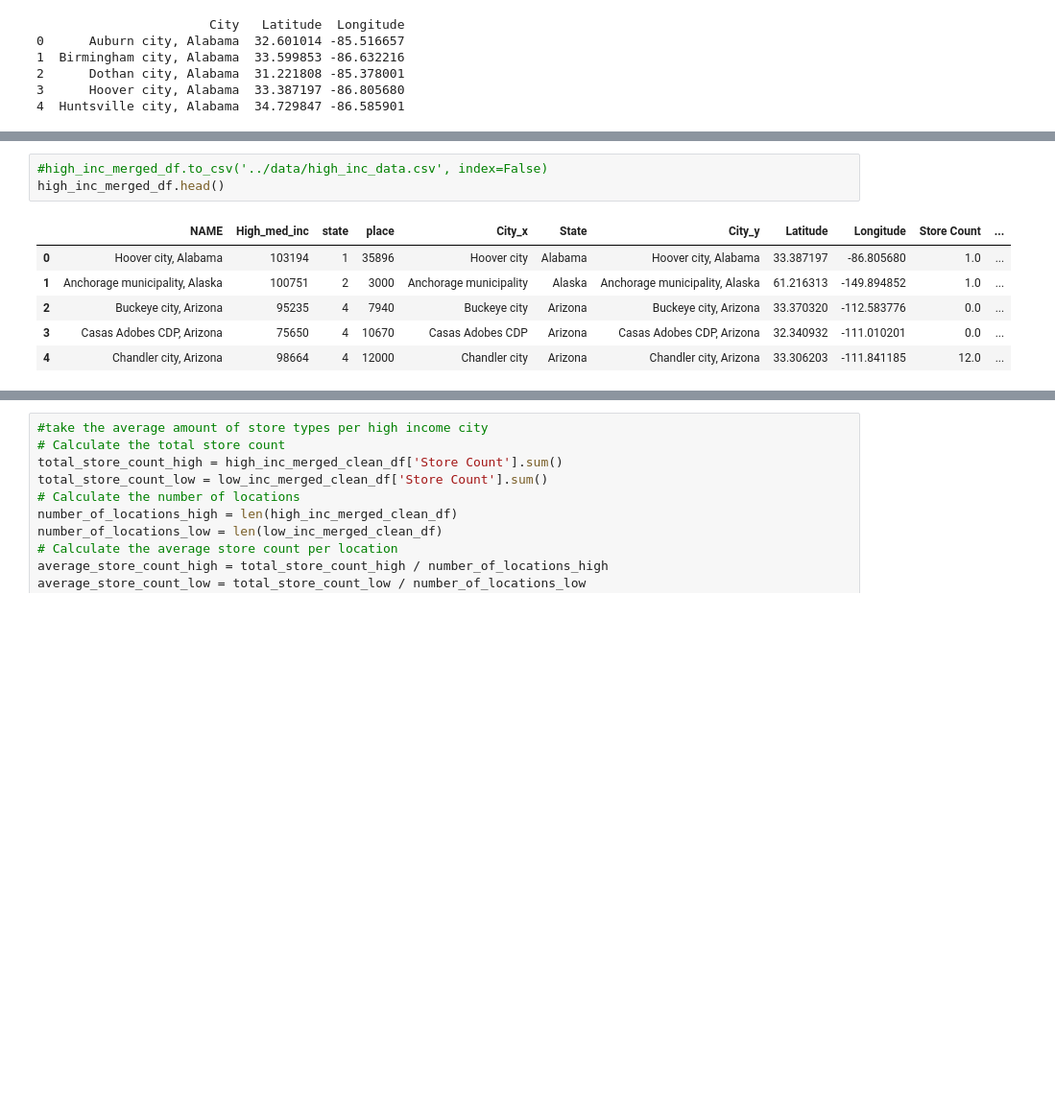
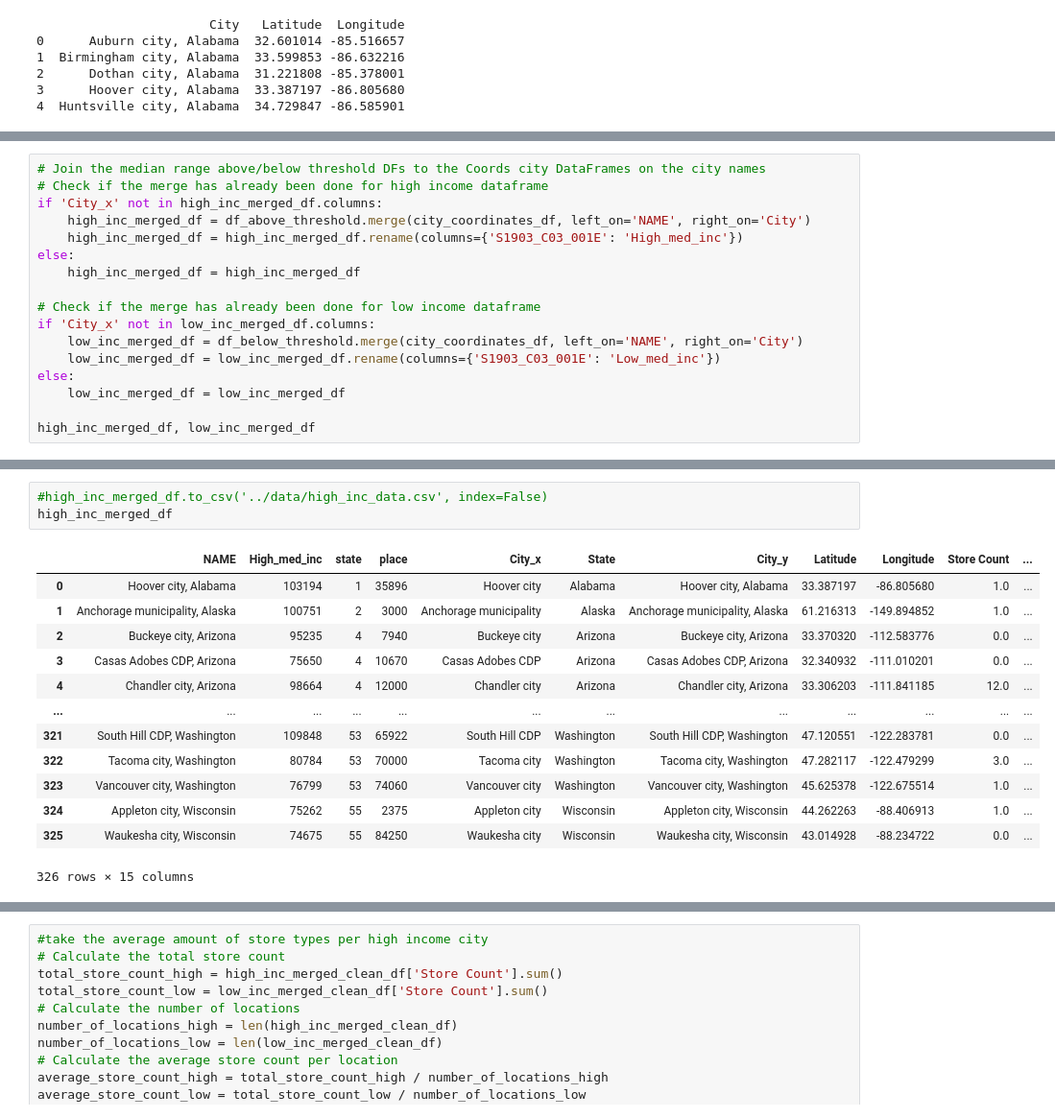
Before and after one commit to bseri0/Proj_1, a Jupyter notebook: py_api/bryan_copy.ipynb, the cells around one changed output, grey strips where cells are left out. Shown at 96% size. Cells and saved outputs as stored; diff of their text form; blank space fills up the shorter version.

```diff
--- a/py_api/bryan_copy.ipynb
+++ b/py_api/bryan_copy.ipynb
@@ -300,0 +227,17 @@ for index, row in high_inc_merged_df.iterrows():
+# %%
+# Join the median range above/below threshold DFs to the Coords city DataFrames on the city names
+# Check if the merge has already been done for high income dataframe
+if 'City_x' not in high_inc_merged_df.columns:
+    high_inc_merged_df = df_above_threshold.merge(city_coordinates_df, left_on='NAME', right_on='City')
+    high_inc_merged_df = high_inc_merged_df.rename(columns={'S1903_C03_001E': 'High_med_inc'})
+else:
+    high_inc_merged_df = high_inc_merged_df
+
+# Check if the merge has already been done for low income dataframe
+if 'City_x' not in low_inc_merged_df.columns:
+    low_inc_merged_df = df_below_threshold.merge(city_coordinates_df, left_on='NAME', right_on='City')
+    low_inc_merged_df = low_inc_merged_df.rename(columns={'S1903_C03_001E': 'Low_med_inc'})
+else:
+    low_inc_merged_df = low_inc_merged_df
+
+high_inc_merged_df, low_inc_merged_df
@@ -301,10 +323,17 @@ for index, row in high_inc_merged_df.iterrows():
 # %%
 #high_inc_merged_df.to_csv('../data/high_inc_data.csv', index=False)
-high_inc_merged_df.head()
+high_inc_merged_df
 # %% [output]
 |  | NAME | High_med_inc | state | place | City_x | State | City_y | Latitude | Longitude | Store Count | ... |
 | 0 | Hoover city, Alabama | 103194 | 1 | 35896 | Hoover city | Alabama | Hoover city, Alabama | 33.387197 | -86.805680 | 1.0 | ... |
 | 1 | Anchorage municipality, Alaska | 100751 | 2 | 3000 | Anchorage municipality | Alaska | Anchorage municipality, Alaska | 61.216313 | -149.894852 | 1.0 | ... |
 | 2 | Buckeye city, Arizona | 95235 | 4 | 7940 | Buckeye city | Arizona | Buckeye city, Arizona | 33.370320 | -112.583776 | 0.0 | ... |
 | 3 | Casas Adobes CDP, Arizona | 75650 | 4 | 10670 | Casas Adobes CDP | Arizona | Casas Adobes CDP, Arizona | 32.340932 | -111.010201 | 0.0 | ... |
 | 4 | Chandler city, Arizona | 98664 | 4 | 12000 | Chandler city | Arizona | Chandler city, Arizona | 33.306203 | -111.841185 | 12.0 | ... |
+| ... | ... | ... | ... | ... | ... | ... | ... | ... | ... | ... | ... |
+| 321 | South Hill CDP, Washington | 109848 | 53 | 65922 | South Hill CDP | Washington | South Hill CDP, Washington | 47.120551 | -122.283781 | 0.0 | ... |
+| 322 | Tacoma city, Washington | 80784 | 53 | 70000 | Tacoma city | Washington | Tacoma city, Washington | 47.282117 | -122.479299 | 3.0 | ... |
+| 323 | Vancouver city, Washington | 76799 | 53 | 74060 | Vancouver city | Washington | Vancouver city, Washington | 45.625378 | -122.675514 | 1.0 | ... |
+| 324 | Appleton city, Wisconsin | 75262 | 55 | 2375 | Appleton city | Wisconsin | Appleton city, Wisconsin | 44.262263 | -88.406913 | 1.0 | ... |
+| 325 | Waukesha city, Wisconsin | 74675 | 55 | 84250 | Waukesha city | Wisconsin | Waukesha city, Wisconsin | 43.014928 | -88.234722 | 0.0 | ... |
+326 rows × 15 columns
```
Also changed, not shown: parts of 28 cells of this notebook.
